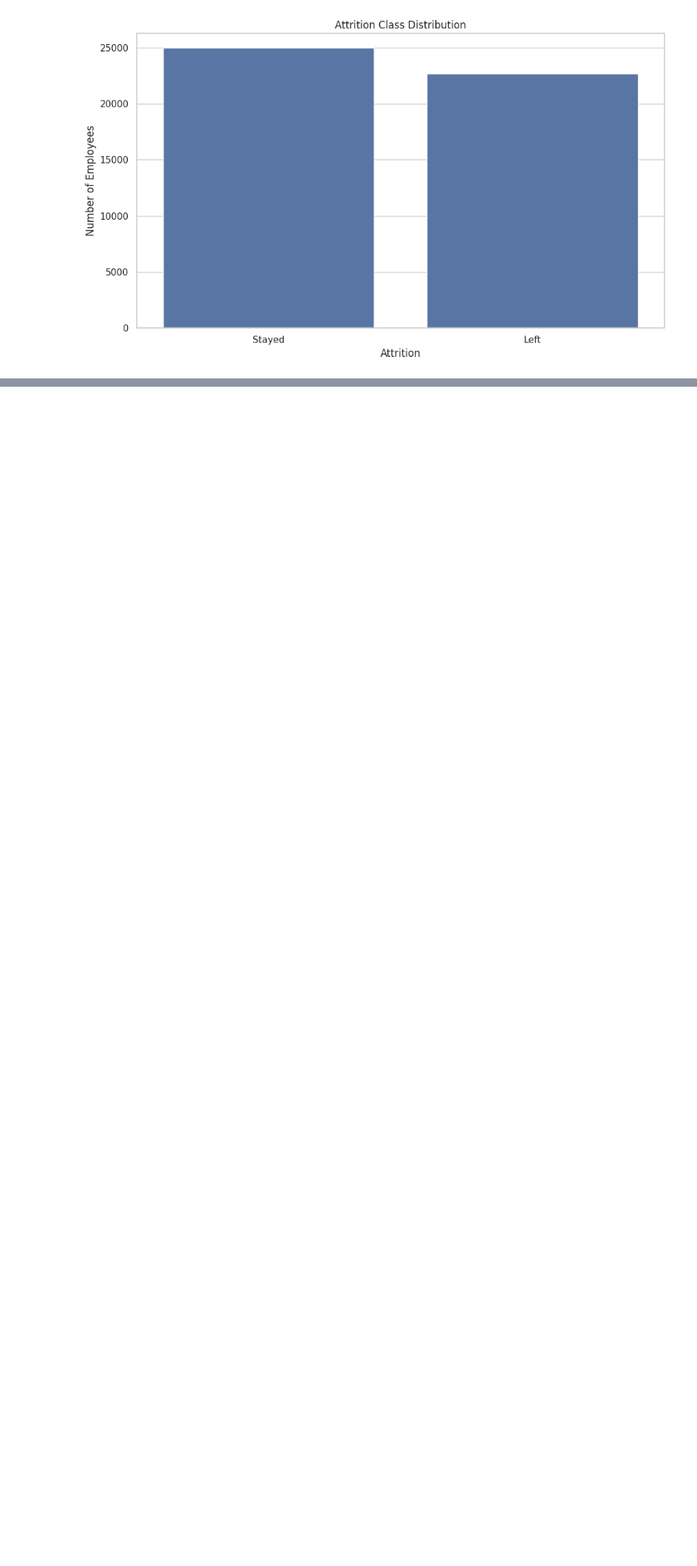
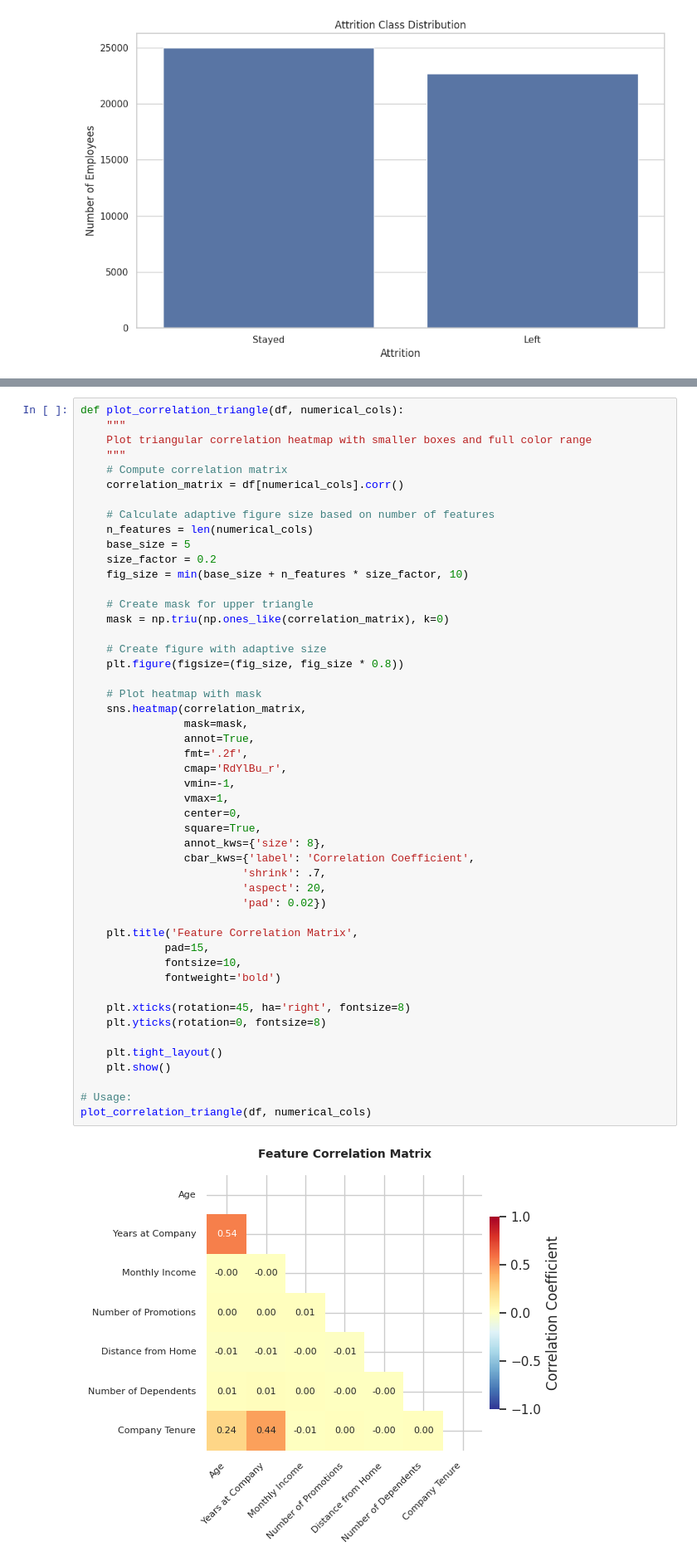
Before and after one commit to Kvnhooman/Employee-Attrition-Prediction_AAI-501, a Jupyter notebook: visualizations.ipynb, the cells around one changed output, grey strips where cells are left out. Shown at 83% size. Cells and saved outputs as stored; diff of their text form; blank space fills up the shorter version.

Commit message:
feat: update visualizations

```diff
--- a/visualizations.ipynb
+++ b/visualizations.ipynb
@@ -69,3 +76,54 @@ plt.show()
+# %%
+def plot_correlation_triangle(df, numerical_cols):
+    """
+    Plot triangular correlation heatmap with smaller boxes and full color range
+    """
+    # Compute correlation matrix
+    correlation_matrix = df[numerical_cols].corr()
+
+    # Calculate adaptive figure size based on number of features
+    n_features = len(numerical_cols)
+    base_size = 5
+    size_factor = 0.2
+    fig_size = min(base_size + n_features * size_factor, 10)
+
+    # Create mask for upper triangle
+    mask = np.triu(np.ones_like(correlation_matrix), k=0)
+
+    # Create figure with adaptive size
+    plt.figure(figsize=(fig_size, fig_size * 0.8))
+
+    # Plot heatmap with mask
+    sns.heatmap(correlation_matrix,
+                mask=mask,
+                annot=True,
+                fmt='.2f',
+                cmap='RdYlBu_r',
+                vmin=-1,
+                vmax=1,
+                center=0,
+                square=True,
+                annot_kws={'size': 8},
+                cbar_kws={'label': 'Correlation Coefficient',
+                         'shrink': .7,
+                         'aspect': 20,
+                         'pad': 0.02})
+
+    plt.title('Feature Correlation Matrix',
+             pad=15,
+             fontsize=10,
+             fontweight='bold')
+
+    plt.xticks(rotation=45, ha='right', fontsize=8)
+    plt.yticks(rotation=0, fontsize=8)
+
+    plt.tight_layout()
+    plt.show()
+
+# Usage:
+plot_correlation_triangle(df, numerical_cols)
+# %% [output]
+[figure, added]
 # %%
 # Categorical features breakdown by Attrition
 categorical_cols = df.select_dtypes(include=['object']).columns.drop('Attrition')
```
Also changed, not shown: parts of 3 cells of this notebook, 1 other file.
